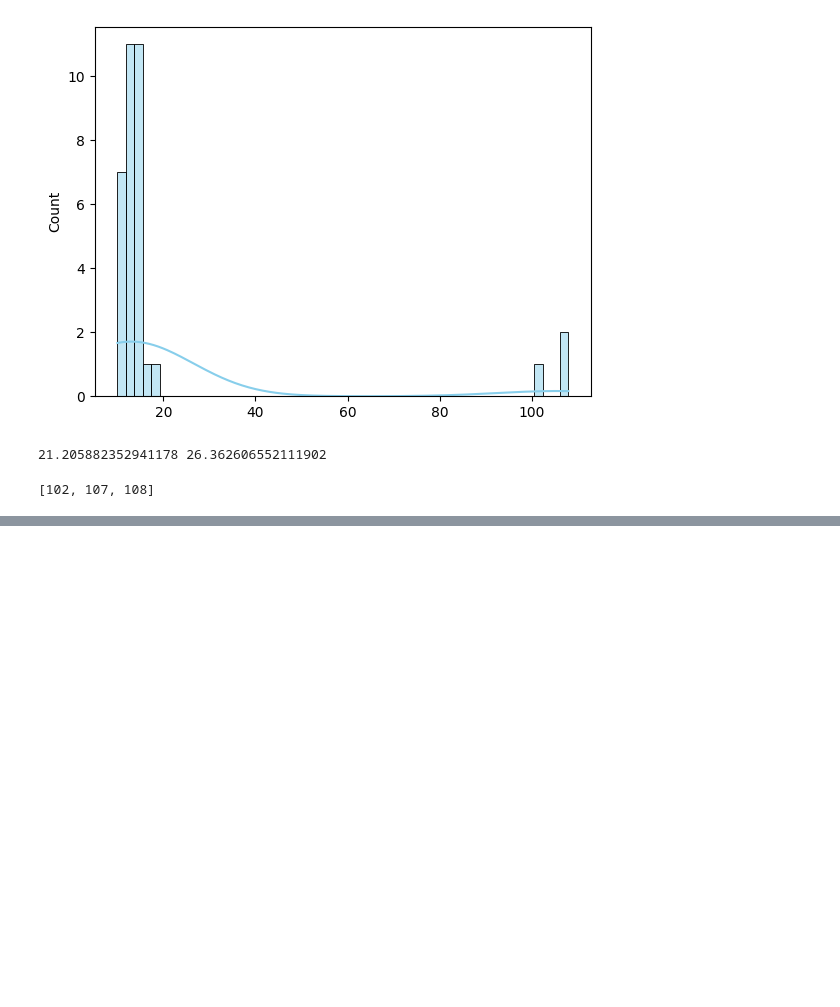
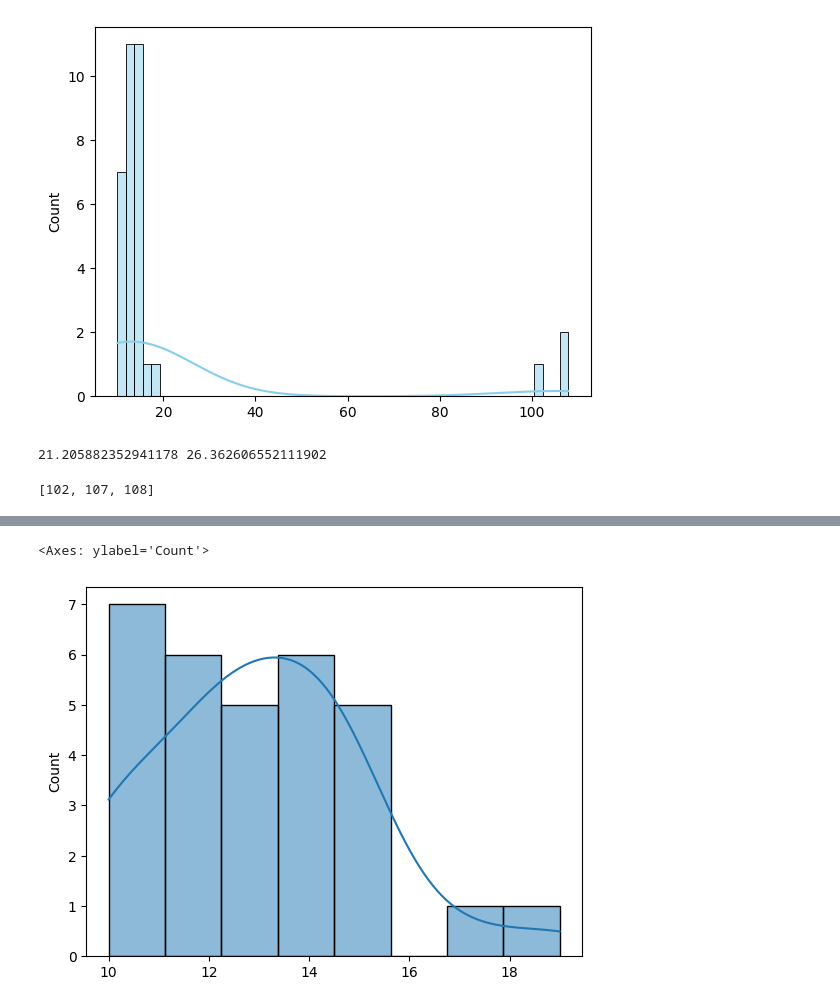
Before and after one commit to rajendra195/data_science_ML_Metro, a Jupyter notebook: week_04/stats/day_03/outliers.ipynb, the cells around one changed output, grey strips where cells are left out. Drawn from its saved outputs; the diff is of its cells as text; code cells hidden in the pictures; blank space fills up the shorter version.

```diff
--- a/week_04/stats/day_03/outliers.ipynb
+++ b/week_04/stats/day_03/outliers.ipynb
@@ -104,0 +109,3 @@ The outliers are [102, 107, 108].
+# %%
+clean_data = [item for item in dataset if item not in outlier]
+clean_data
@@ -104,0 +130,5 @@ The outliers are [102, 107, 108].
+# %%
+sns.histplot(clean_data, kde=True)
+# %% [output]
+<Axes: ylabel='Count'>
+[figure, added]
```
Also changed, not shown: parts of 7 cells of this notebook, 4 other files.
